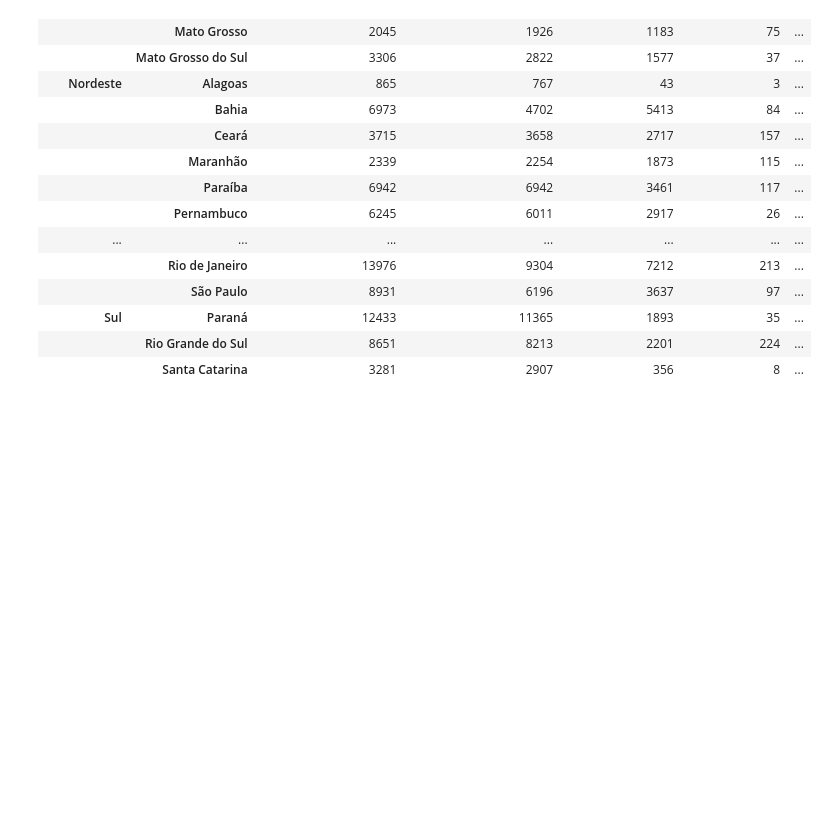
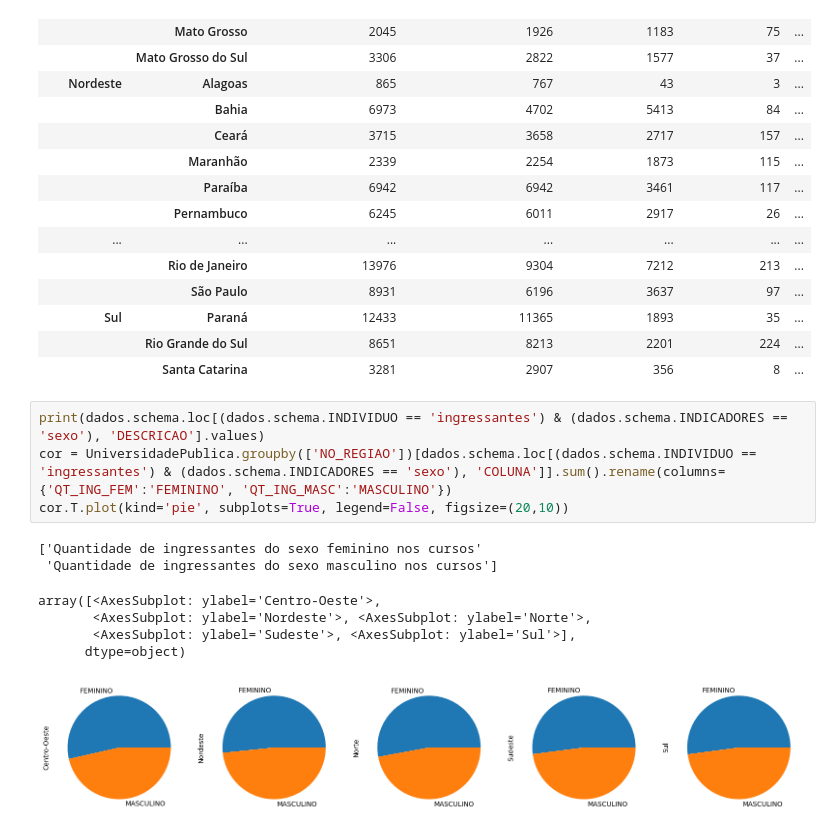
Before and after one commit to jvttr/AnaliseEnsinoSuperiorPublico, a Jupyter notebook: notebooks/analise.ipynb, the cells around one changed output. Saved outputs shown, nothing was run; the diff lists cells and outputs as text; blank space fills up the shorter version.

Commit message:
Realizado testes para plot de subtabelas no notebook analise.ipynb

```diff
--- a/notebooks/analise.ipynb
+++ b/notebooks/analise.ipynb
@@ -113,3 +114,15 @@ UniversidadePublica.groupby(['NO_REGIAO', 'NO_UF'])[dados.schema.loc[(dados.sche
 | Sul | Paraná | 12433 | 11365 | 1893 | 35 | ... |
 |  | Rio Grande do Sul | 8651 | 8213 | 2201 | 224 | ... |
 |  | Santa Catarina | 3281 | 2907 | 356 | 8 | ... |
+# %%
+print(dados.schema.loc[(dados.schema.INDIVIDUO == 'ingressantes') & (dados.schema.INDICADORES == 'sexo'), 'DESCRICAO'].values)
+cor = UniversidadePublica.groupby(['NO_REGIAO'])[dados.schema.loc[(dados.schema.INDIVIDUO == 'ingressantes') & (dados.schema.INDICADORES == 'sexo'), 'COLUNA']].sum().rename(columns={'QT_ING_FEM':'FEMININO', 'QT_ING_MASC':'MASCULINO'})
+cor.T.plot(kind='pie', subplots=True, legend=False, figsize=(20,10))
+# %% [output]
+['Quantidade de ingressantes do sexo feminino nos cursos'
+ 'Quantidade de ingressantes do sexo masculino nos cursos']
+array([<AxesSubplot: ylabel='Centro-Oeste'>,
+       <AxesSubplot: ylabel='Nordeste'>, <AxesSubplot: ylabel='Norte'>,
+       <AxesSubplot: ylabel='Sudeste'>, <AxesSubplot: ylabel='Sul'>],
+      dtype=object)
+[figure, added]
```
Also changed, not shown: parts of 1 cell of this notebook.
